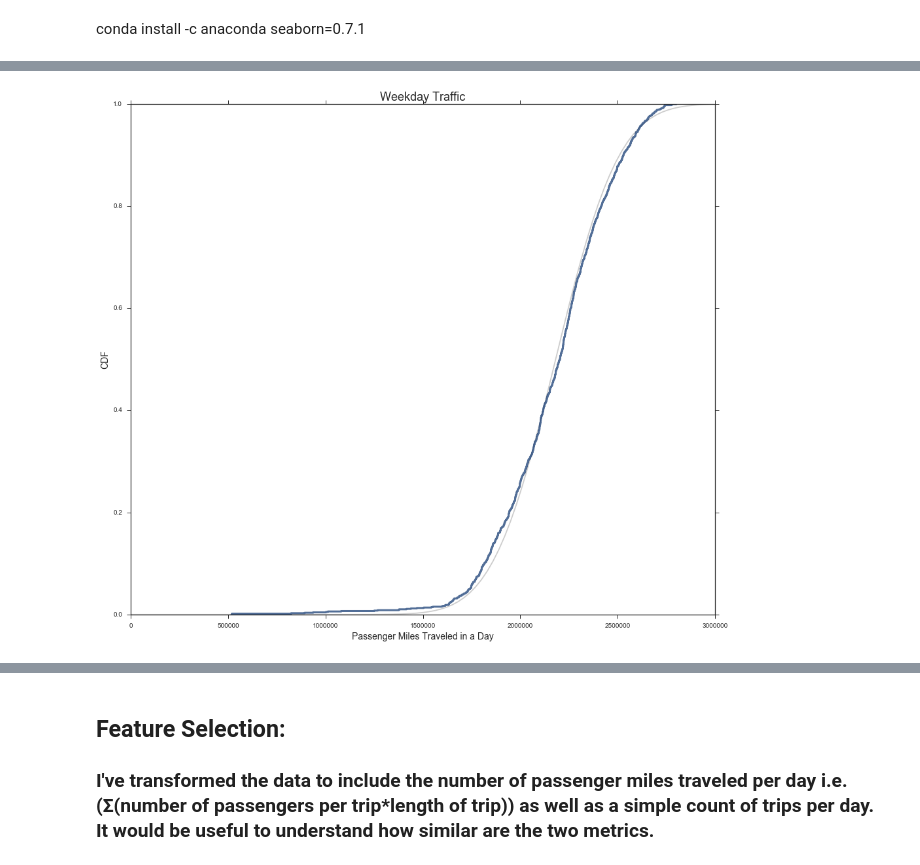
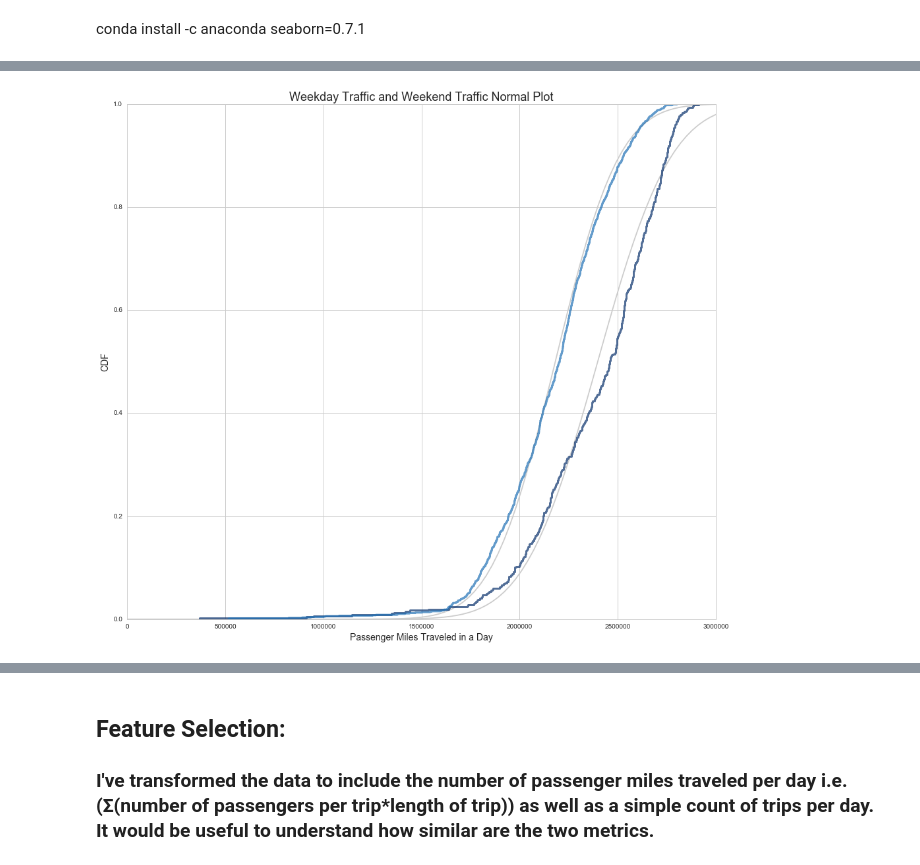
Before and after one commit to pragmadox/applied_stats_project, a Jupyter notebook: final_project/final_project_part1.ipynb, the cells around one changed output, grey strips where cells are left out. Cells and saved outputs as stored; diff of their text form; code cells hidden in the pictures.

```diff
--- a/final_project/final_project_part1.ipynb
+++ b/final_project/final_project_part1.ipynb
@@ -139,20 +254,30 @@ tp.Show()
 # %%
-data = weekdays.pmt
-mu, var = ts2.TrimmedMeanVar(data, p=0.01)
+data1 = weekdays.pmt
+mu1, var1 = ts2.TrimmedMeanVar(data1, p=0.01)
 
-# plot the model
-sigma = math.sqrt(var)
-xs, ps = ts2.RenderNormalCdf(mu, sigma, low=0, high=3000000)
-cdf = ts2.Cdf(data)
+data2 = weekends.pmt
+mu2, var2 = ts2.TrimmedMeanVar(data2, p=0.01)
+
+# plot the models
+sigma1 = math.sqrt(var1)
+xs1, ps1 = ts2.RenderNormalCdf(mu1, sigma1, low=0, high=3000000)
+weekday_cdf = ts2.Cdf(data1)
+
+sigma2 = math.sqrt(var2)
+xs2, ps2 = ts2.RenderNormalCdf(mu2, sigma2, low=0, high=3000000)
+weekend_cdf = ts2.Cdf(data2)
 
 plt.figure(figsize=(16,14))
-plt.plot(xs, ps, color='0.8')
+plt.plot(xs1, ps1, color='0.8')
+plt.plot(xs2, ps2, color='0.8')
+
 #parameters for the resulting graph:
-plt.title("Weekday Traffic", fontsize=18)
+plt.title("Weekday Traffic and Weekend Traffic Normal Plot", fontsize=18)
 plt.xlabel("Passenger Miles Traveled in a Day", fontsize=14)
 plt.ylabel("CDF", fontsize=14)
 # plot the data
-tp.Cdf(cdf)
+tp.Cdf(weekend_cdf)
+tp.Cdf(weekday_cdf)
 plt.show()
 # %% [output]
-[figure, old version]
+[figure, new version]
```
Also changed, not shown: parts of 75 cells of this notebook.
